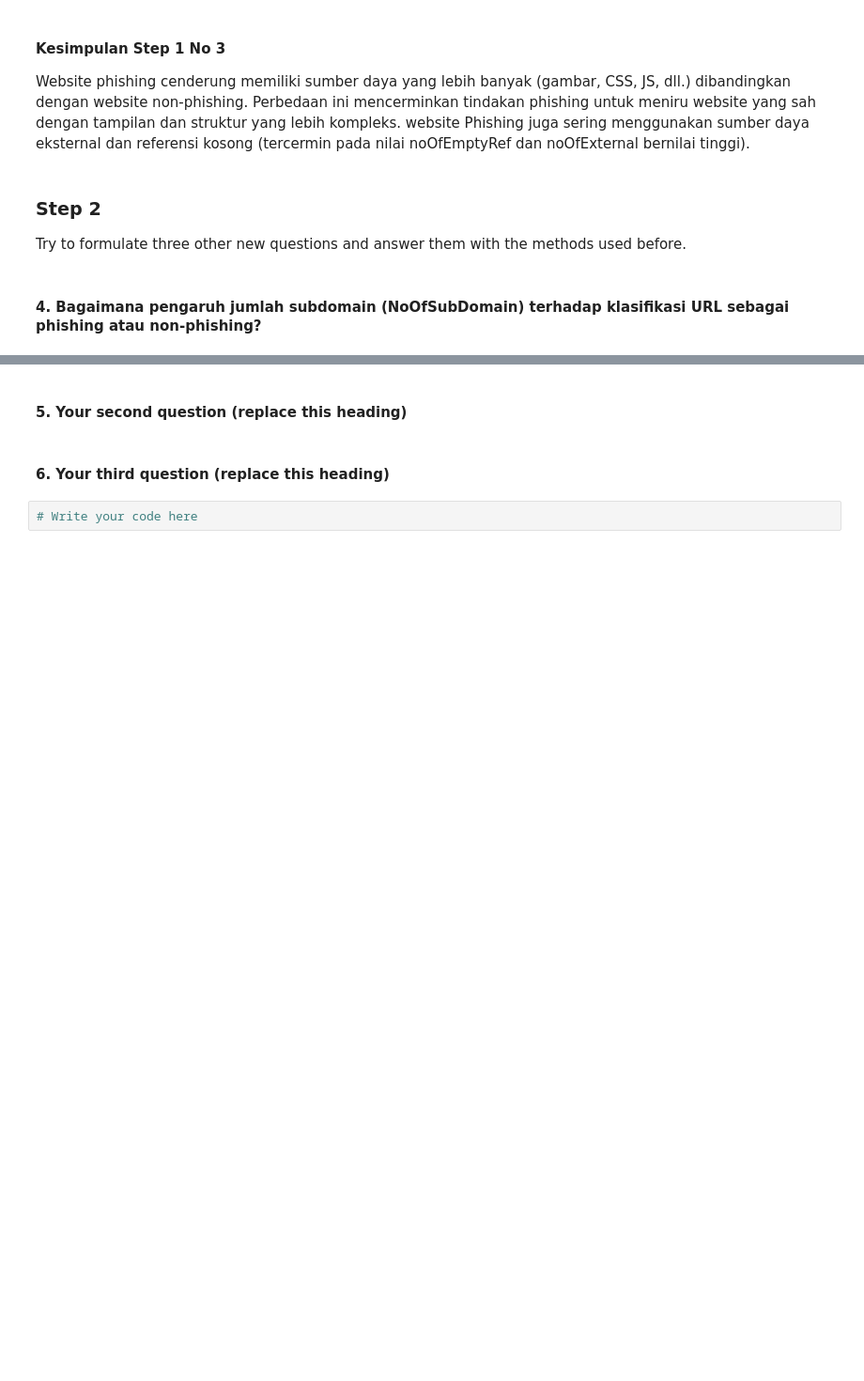
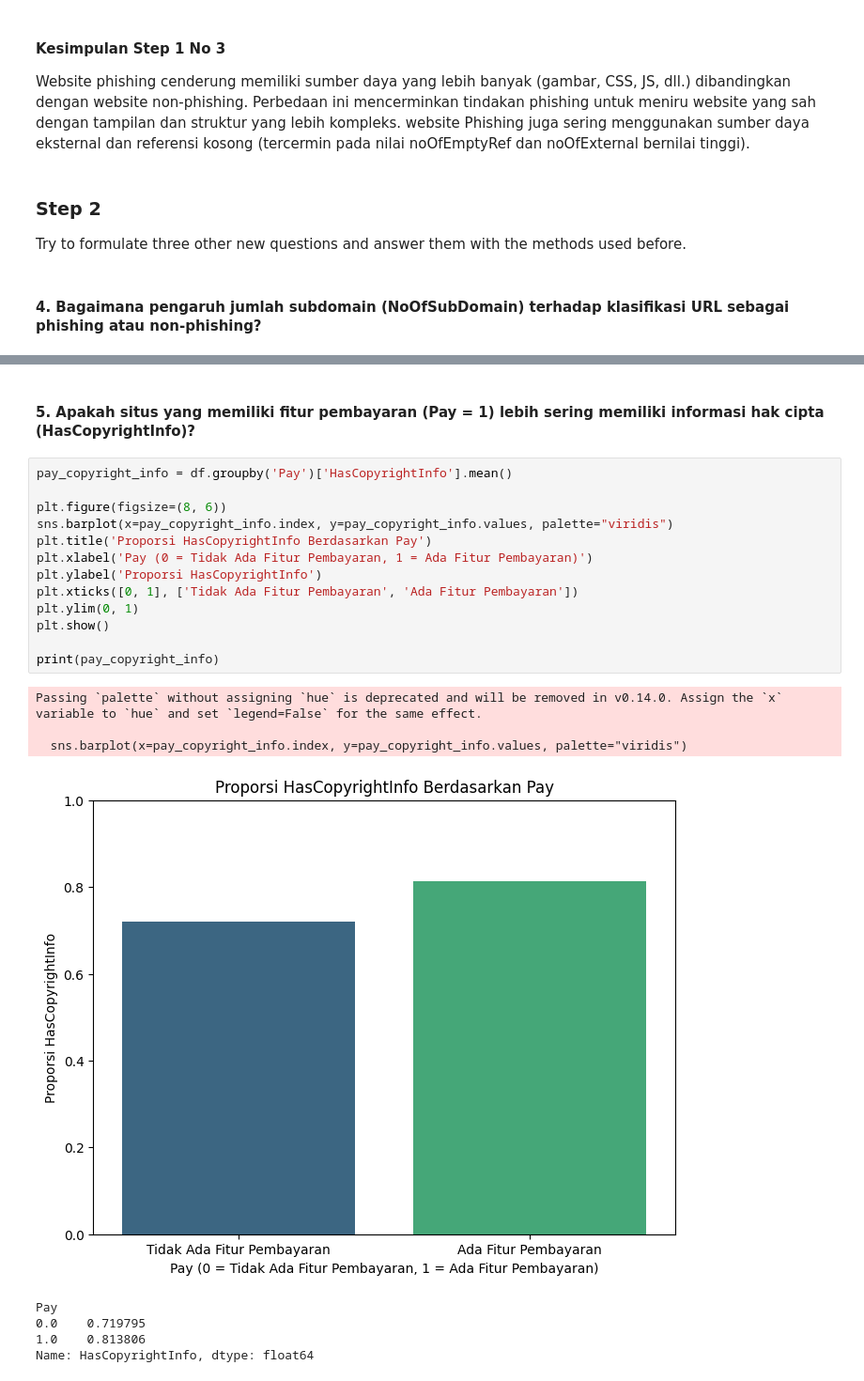
Before and after one commit to AhmadFawwazi/Exploratory-Data-Analysis, a Jupyter notebook: Tucil2_18222108_18222117.ipynb, the cells around one changed output, grey strips where cells are left out. Shown at 94% size. Saved outputs shown, nothing was run; the diff lists cells and outputs as text; blank space fills up the shorter version.

```diff
--- a/Tucil2_18222108_18222117.ipynb
+++ b/Tucil2_18222108_18222117.ipynb
@@ -629,9 +590,27 @@ Passing `palette` without assigning `hue` is deprecated and will be removed in v
   sns.boxplot(data=df, x='label', y='NoOfObfuscatedChar', palette='Set2')
 [figure]
 U-statistic: nan, p-value: nan
-# %% [markdown]
-#### 5. Your second question (replace this heading)
-# %% [markdown]
-#### 6. Your third question (replace this heading)
-# %%
-# Write your code here
+# %% [markdown]
+#### 5. Apakah situs yang memiliki fitur pembayaran (Pay = 1) lebih sering memiliki informasi hak cipta (HasCopyrightInfo)?
+# %%
+pay_copyright_info = df.groupby('Pay')['HasCopyrightInfo'].mean()
+
+plt.figure(figsize=(8, 6))
+sns.barplot(x=pay_copyright_info.index, y=pay_copyright_info.values, palette="viridis")
+plt.title('Proporsi HasCopyrightInfo Berdasarkan Pay')
+plt.xlabel('Pay (0 = Tidak Ada Fitur Pembayaran, 1 = Ada Fitur Pembayaran)')
+plt.ylabel('Proporsi HasCopyrightInfo')
+plt.xticks([0, 1], ['Tidak Ada Fitur Pembayaran', 'Ada Fitur Pembayaran'])
+plt.ylim(0, 1)
+plt.show()
+
+print(pay_copyright_info)
+# %% [output]
+Passing `palette` without assigning `hue` is deprecated and will be removed in v0.14.0. Assign the `x` variable to `hue` and set `legend=False` for the same effect.
+
+  sns.barplot(x=pay_copyright_info.index, y=pay_copyright_info.values, palette="viridis")
+[figure, added]
+Pay
+0.0    0.719795
+1.0    0.813806
+Name: HasCopyrightInfo, dtype: float64
```
Also changed, not shown: parts of 16 cells of this notebook.
